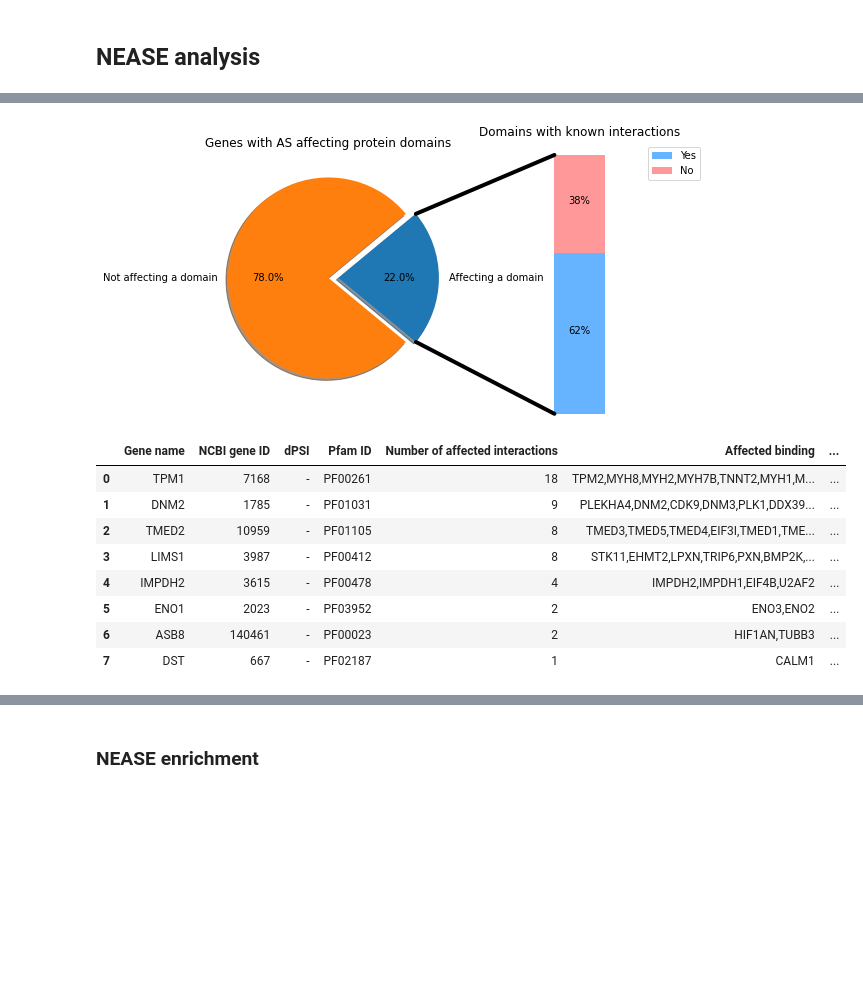
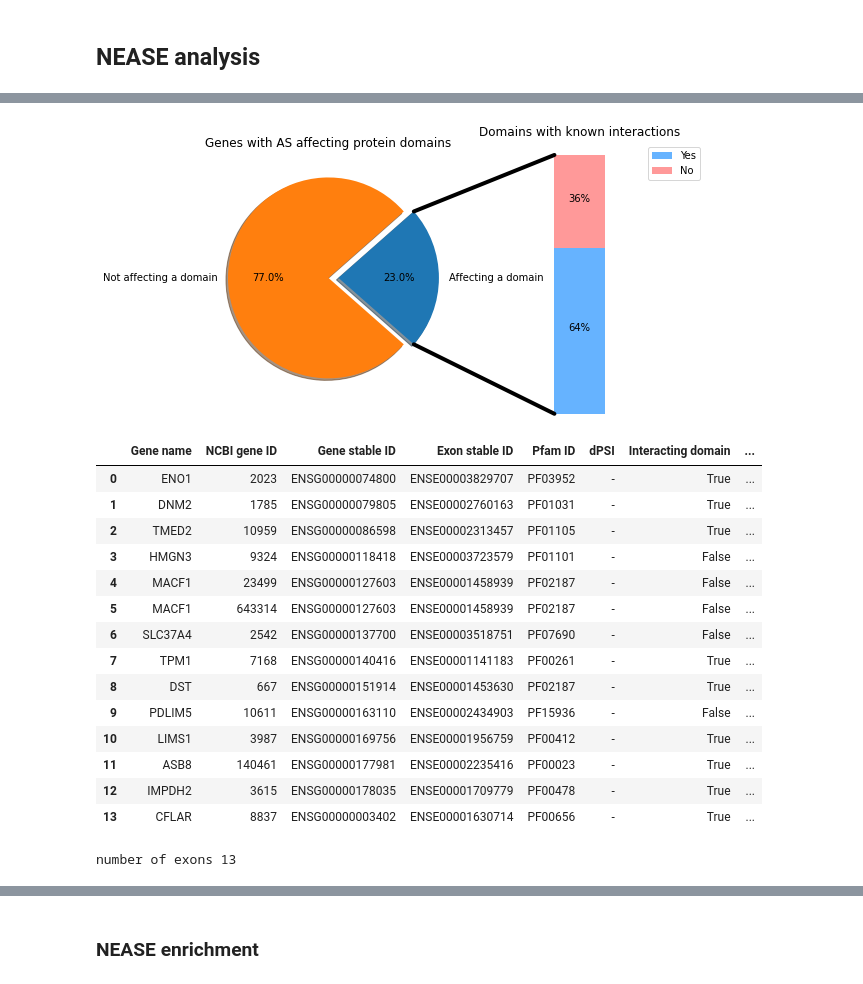
Before and after one commit to louadi/NEASE-tutorials, a Jupyter notebook: VastDB-analysis_Muscles.ipynb, the cells around one changed output, grey strips where cells are left out. Cells and saved outputs as stored; diff of their text form; code cells hidden in the pictures; blank space fills up the shorter version.

```diff
--- a/VastDB-analysis_Muscles.ipynb
+++ b/VastDB-analysis_Muscles.ipynb
@@ -49,7 +49,7 @@ tissue['Muscles']=['Heart_c' ,'Heart_a' ,'Heart_b','Muscle_b','Muscle_e']
 #tissue['Embryonic']=['Embr_Forebrain_St13_14']
 
 #Neural
-tissue['Neural']=['Whole_Brain_b','Cortex']
+tissue['Neural']=['Whole_Brain_b','Cortex','Retina_peripheral']
 
 
 #Placental
@@ -245,19 +249,29 @@ enr.head(10)
 # %%
 events.get_stats('AS data/vastdb/')
 # %% [output]
-[figure, old version]
+[figure, new version]
 # %%
 # Get list of all protein domais affected by AS.
 # A link to DIGGER database for lost/gained domain and their binding.
 
-events.get_edges().head(10)
+events.get_domains()
 # %% [output]
-|  | Gene name | NCBI gene ID | dPSI | Pfam ID | Number of affected interactions | Affected binding | ... |
-| 0 | TPM1 | 7168 | - | PF00261 | 18 | TPM2,MYH8,MYH2,MYH7B,TNNT2,MYH1,M... | ... |
-| 1 | DNM2 | 1785 | - | PF01031 | 9 | PLEKHA4,DNM2,CDK9,DNM3,PLK1,DDX39... | ... |
-| 2 | TMED2 | 10959 | - | PF01105 | 8 | TMED3,TMED5,TMED4,EIF3I,TMED1,TME... | ... |
-| 3 | LIMS1 | 3987 | - | PF00412 | 8 | STK11,EHMT2,LPXN,TRIP6,PXN,BMP2K,... | ... |
-| 4 | IMPDH2 | 3615 | - | PF00478 | 4 | IMPDH2,IMPDH1,EIF4B,U2AF2 | ... |
-| 5 | ENO1 | 2023 | - | PF03952 | 2 | ENO3,ENO2 | ... |
-| 6 | ASB8 | 140461 | - | PF00023 | 2 | HIF1AN,TUBB3 | ... |
-| 7 | DST | 667 | - | PF02187 | 1 | CALM1 | ... |
+|  | Gene name | NCBI gene ID | Gene stable ID | Exon stable ID | Pfam ID | dPSI | Interacting domain | ... |
+| 0 | ENO1 | 2023 | ENSG00000074800 | ENSE00003829707 | PF03952 | - | True | ... |
+| 1 | DNM2 | 1785 | ENSG00000079805 | ENSE00002760163 | PF01031 | - | True | ... |
+| 2 | TMED2 | 10959 | ENSG00000086598 | ENSE00002313457 | PF01105 | - | True | ... |
+| 3 | HMGN3 | 9324 | ENSG00000118418 | ENSE00003723579 | PF01101 | - | False | ... |
+| 4 | MACF1 | 23499 | ENSG00000127603 | ENSE00001458939 | PF02187 | - | False | ... |
+| 5 | MACF1 | 643314 | ENSG00000127603 | ENSE00001458939 | PF02187 | - | False | ... |
+| 6 | SLC37A4 | 2542 | ENSG00000137700 | ENSE00003518751 | PF07690 | - | False | ... |
+| 7 | TPM1 | 7168 | ENSG00000140416 | ENSE00001141183 | PF00261 | - | True | ... |
+| 8 | DST | 667 | ENSG00000151914 | ENSE00001453630 | PF02187 | - | True | ... |
+| 9 | PDLIM5 | 10611 | ENSG00000163110 | ENSE00002434903 | PF15936 | - | False | ... |
+| 10 | LIMS1 | 3987 | ENSG00000169756 | ENSE00001956759 | PF00412 | - | True | ... |
+| 11 | ASB8 | 140461 | ENSG00000177981 | ENSE00002235416 | PF00023 | - | True | ... |
+| 12 | IMPDH2 | 3615 | ENSG00000178035 | ENSE00001709779 | PF00478 | - | True | ... |
+| 13 | CFLAR | 8837 | ENSG00000003402 | ENSE00001630714 | PF00656 | - | True | ... |
+# %%
+print('number of exons', len(events.get_domains()['Exon stable ID'].unique()))
+# %% [output]
+number of exons 13
```
Also changed, not shown: parts of 18 cells of this notebook, 17 other files.
